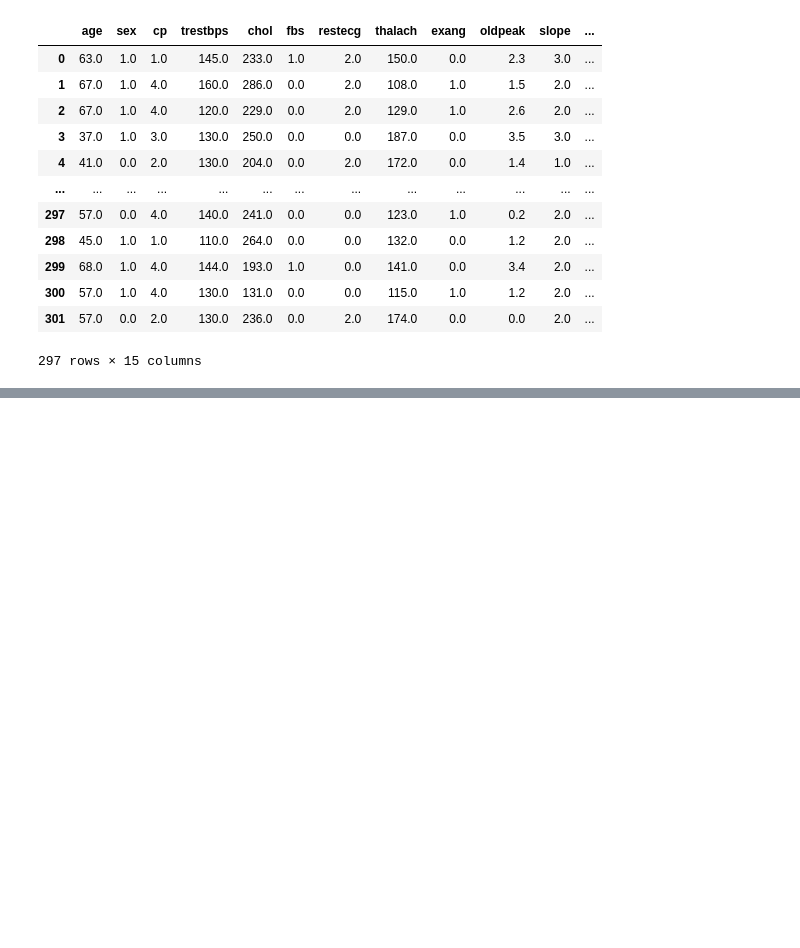
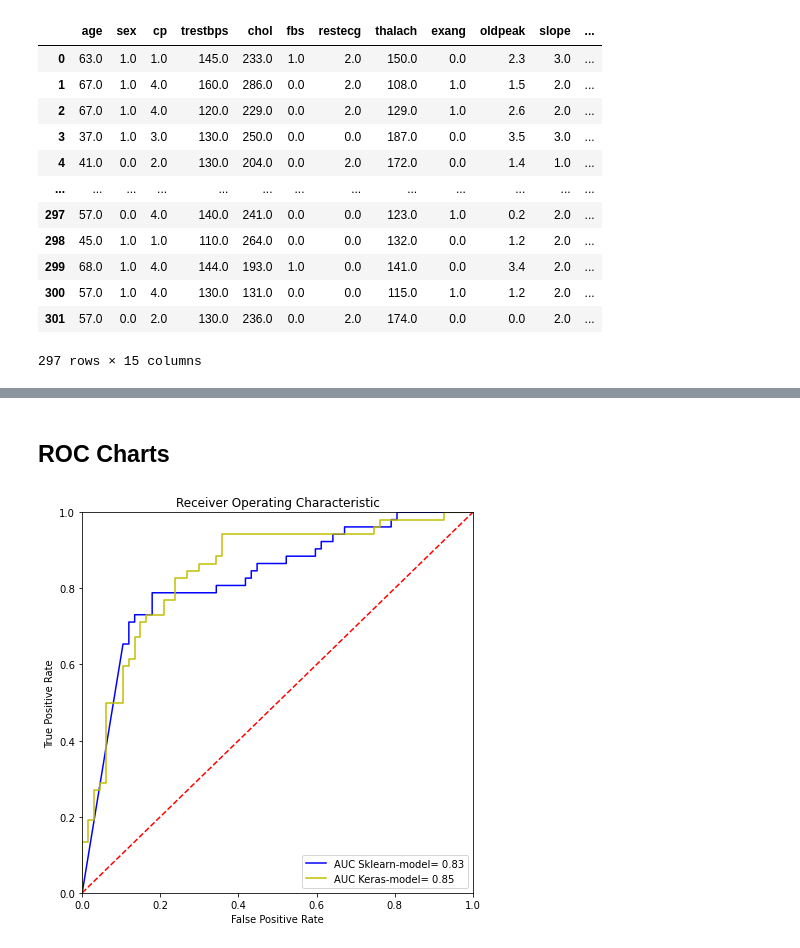
Before and after one commit to charlesg/HI530, a Jupyter notebook: module5/Module 5 Homework 1.ipynb, the cells around one changed output, grey strips where cells are left out. Cells and saved outputs as stored; diff of their text form; code cells hidden in the pictures; blank space fills up the shorter version.

```diff
--- a/module5/Module 5 Homework 1.ipynb
+++ b/module5/Module 5 Homework 1.ipynb
@@ -134,0 +310,22 @@ hd_new
+# %% [markdown]
+## ROC Charts
+# %%
+pred_y1 = clf.predict_proba(valid_X)[:,1]#sklearn
+pred_y2 = model.predict(valid_X)#keras
+fpr1, tpr1, threshold1 = roc_curve(valid_y,pred_y1)
+fpr2, tpr2, threshold2 = roc_curve(valid_y,pred_y2)
+roc_auc1 = auc(fpr1, tpr1)
+roc_auc2 = auc(fpr2, tpr2)
+plt.figure(figsize=(7,7))
+plt.title('Receiver Operating Characteristic')
+plt.plot(fpr1, tpr1, 'b', label = 'AUC Sklearn-model= %0.2f' % roc_auc1)
+plt.plot(fpr2, tpr2, 'y', label = 'AUC Keras-model= %0.2f' % roc_auc2)
+plt.legend(loc = 'lower right')
+plt.plot([0, 1], [0, 1],'r--')
+plt.xlim([0, 1])
+plt.ylim([0, 1])
+plt.ylabel('True Positive Rate')
+plt.xlabel('False Positive Rate')
+plt.show()
+# %% [output]
+[figure, added]
```
Also changed, not shown: parts of 19 cells of this notebook, 8 other files.
